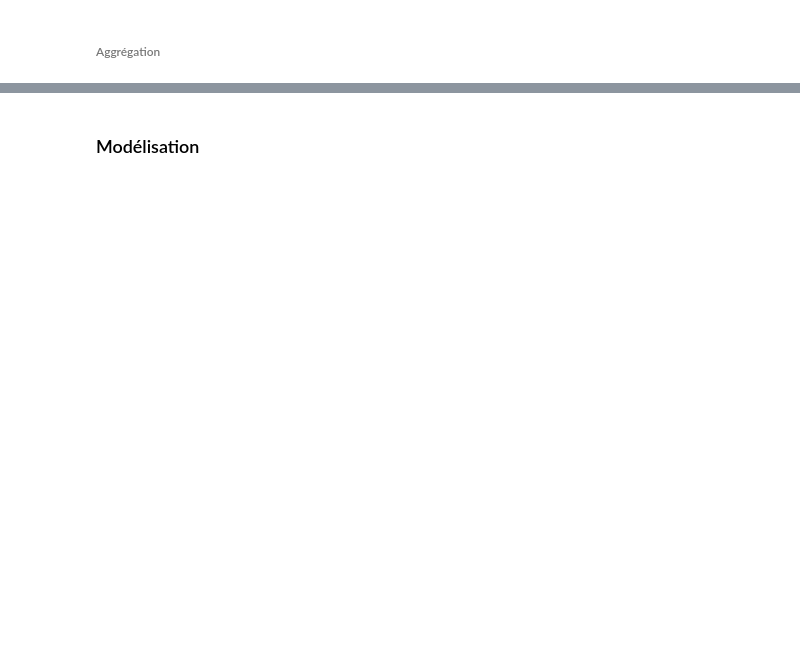
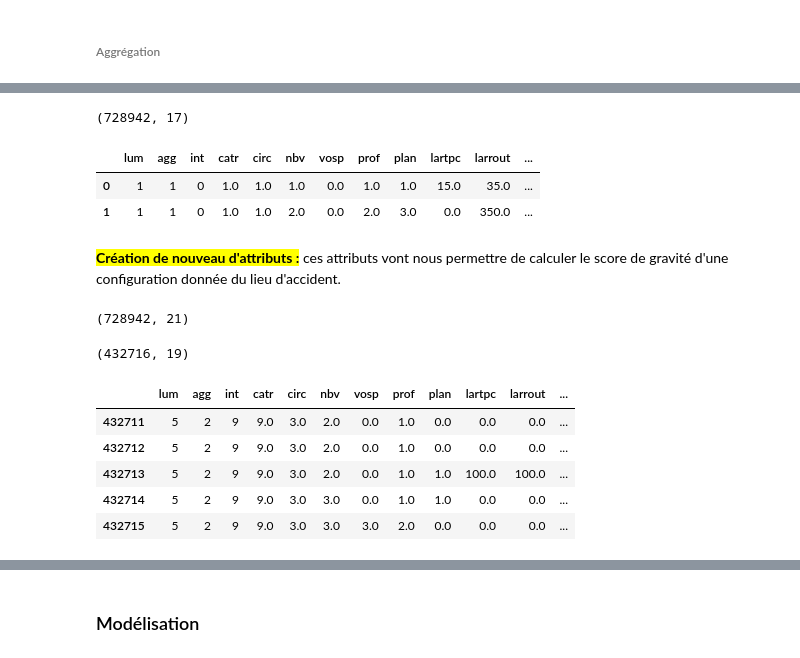
Before and after one commit to Louriz/Big_data_IMT, a Jupyter notebook: risk_gravite_frequence_accidents.ipynb, the cells around one changed output, grey strips where cells are left out. Drawn from its saved outputs; the diff is of its cells as text; code cells hidden in the pictures; blank space fills up the shorter version.

```diff
--- a/risk_gravite_frequence_accidents.ipynb
+++ b/risk_gravite_frequence_accidents.ipynb
@@ -372,0 +525,4 @@ print(data_merged['catr'].unique())
+# %%
+data_grouped.shape
+# %% [output]
+(728942, 17)
@@ -372,0 +533,8 @@ print(data_merged['catr'].unique())
+# %%
+data_grouped.head(2)
+# %% [output]
+|  | lum | agg | int | catr | circ | nbv | vosp | prof | plan | lartpc | larrout | ... |
+| 0 | 1 | 1 | 0 | 1.0 | 1.0 | 1.0 | 0.0 | 1.0 | 1.0 | 15.0 | 35.0 | ... |
+| 1 | 1 | 1 | 0 | 1.0 | 1.0 | 2.0 | 0.0 | 2.0 | 3.0 | 0.0 | 350.0 | ... |
+# %% [markdown]
+ <b><mark>Création de nouveau d'attributs :</mark></b> ces attributs vont nous permettre de calculer le score de gravité d'une configuration donnée du lieu d'accident.
@@ -372,0 +546,4 @@ print(data_merged['catr'].unique())
+# %%
+data_grouped.shape
+# %% [output]
+(728942, 21)
@@ -372,0 +565,16 @@ print(data_merged['catr'].unique())
+# %%
+# create data frame
+df=df.reset_index()
+# %%
+#rename columns
+col_names=['lum','agg','int','catr','circ', 'nbv', 'vosp', 'prof','plan','lartpc','larrout',
+ 'infra','situ', 'obs','obsm','indemne','tue','hospitalisé','blessé']
+df.columns=col_names
+# %%
+df.shape
+# %% [output]
+(432716, 19)
+# %%
+#aggregate data for Num_Acc
+res3=data_merged.groupby(['lum', 'agg', 'int', 'catr', 'circ', 'nbv', 'vosp','prof', 'plan', 'lartpc',
+                   'larrout', 'infra','situ', 'obs','obsm']).agg({'Num_Acc':['count']})
@@ -372,0 +589,13 @@ print(data_merged['catr'].unique())
+# %%
+#add nb_acc to df  to represent the seconde column that will allow us to compute risk of accident frequence
+df['nb_acc'] = res3['nb_acc']
+# %%
+# tail and shape :
+df.tail()
+# %% [output]
+|  | lum | agg | int | catr | circ | nbv | vosp | prof | plan | lartpc | larrout | ... |
+| 432711 | 5 | 2 | 9 | 9.0 | 3.0 | 2.0 | 0.0 | 1.0 | 0.0 | 0.0 | 0.0 | ... |
+| 432712 | 5 | 2 | 9 | 9.0 | 3.0 | 2.0 | 0.0 | 1.0 | 0.0 | 0.0 | 0.0 | ... |
+| 432713 | 5 | 2 | 9 | 9.0 | 3.0 | 2.0 | 0.0 | 1.0 | 1.0 | 100.0 | 100.0 | ... |
+| 432714 | 5 | 2 | 9 | 9.0 | 3.0 | 3.0 | 0.0 | 1.0 | 1.0 | 0.0 | 0.0 | ... |
+| 432715 | 5 | 2 | 9 | 9.0 | 3.0 | 3.0 | 3.0 | 2.0 | 0.0 | 0.0 | 0.0 | ... |
```
Also changed, not shown: parts of 123 cells of this notebook.
